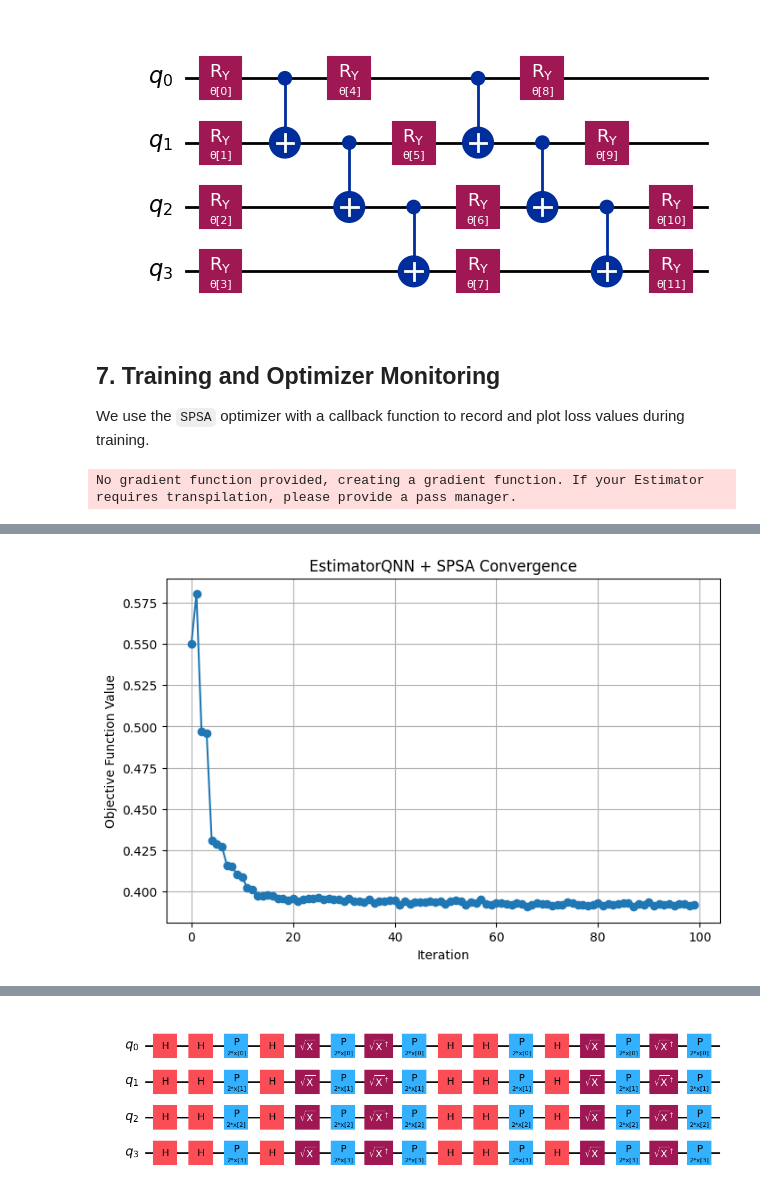
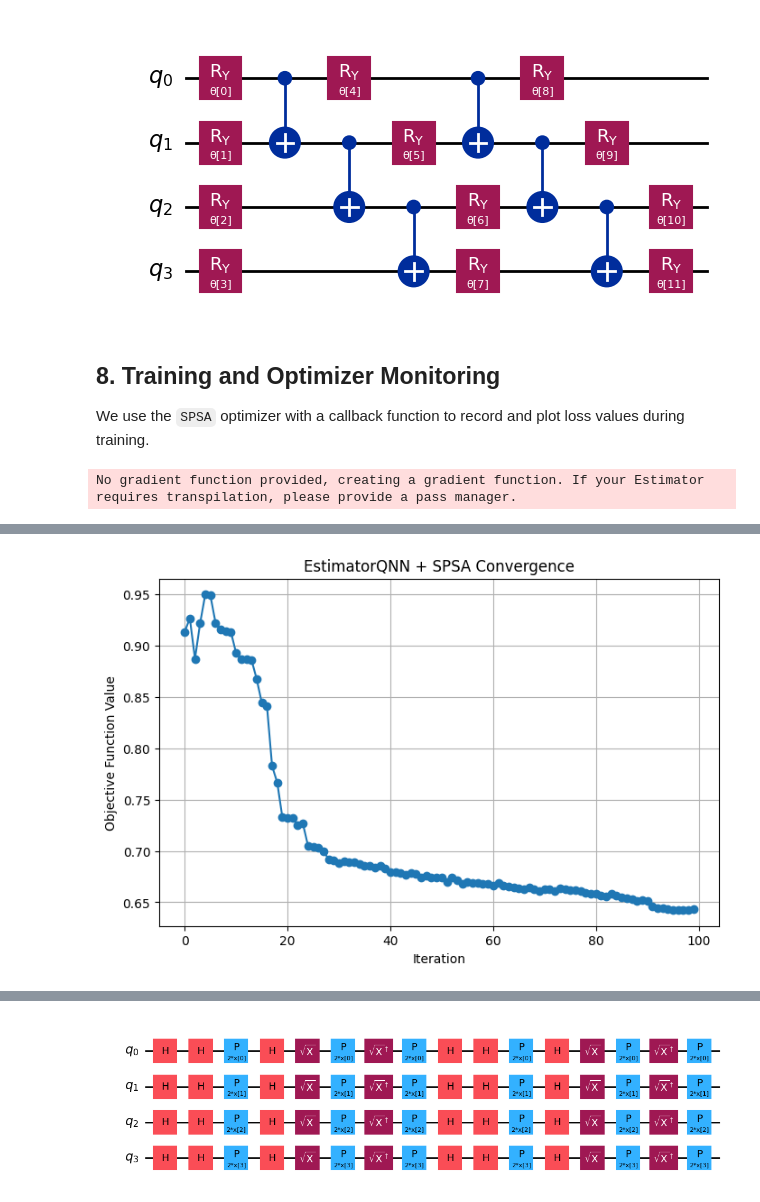
Before and after one commit to Mir-Ilham/SQA-2026-Quantum-Based-Network-Anomaly-Detection-VQC, a Jupyter notebook: Working_Copy_Quantum_Based_Anomaly_Detection_VQC 2026.ipynb, the cells around one changed output, grey strips where cells are left out. Cells and saved outputs as stored; diff of their text form; code cells hidden in the pictures.

```diff
--- a/Working_Copy_Quantum_Based_Anomaly_Detection_VQC 2026.ipynb
+++ b/Working_Copy_Quantum_Based_Anomaly_Detection_VQC 2026.ipynb
@@ -133,7 +166,7 @@ ansatz.decompose().draw('mpl')
 [figure]
 # %% [markdown]
 
-## 7. Training and Optimizer Monitoring
+## 8. Training and Optimizer Monitoring
 
 We use the `SPSA` optimizer with a callback function to record and plot loss values during training.
 # %%
@@ -180,17 +213,8 @@ qnn = EstimatorQNN(
     estimator=estimator
 )
 
-# =========================
-# Optimizer (WITHOUT CALLBACK)
-# =========================
-optimizer = SPSA(
-    maxiter=100,
-    # callback=spsa_callback
-)
+optimizer = SPSA(maxiter=100)
 
-# =========================
-# Classifier (CALLBACK HERE)
-# =========================
 classifier = NeuralNetworkClassifier(
     neural_network=qnn,
     optimizer=optimizer,
@@ -204,7 +228,8 @@ classifier = NeuralNetworkClassifier(
 print(">>> Starting training...")
 start = time.time()
 
-classifier.fit(X_train_scaled, y_train)
+y_train_modified = np.where(y_train == 0, -1, 1)
+classifier.fit(X_train_scaled, y_train_modified)
 
 end = time.time()
 print(">>> Training complete.")
@@ -242,4 +267,4 @@ Elapsed time: 914.69 seconds
 Loss values recorded: 100
-[figure, old version]
+[figure, new version]
 # %% [markdown]
 
```
Also changed, not shown: parts of 78 cells of this notebook.
